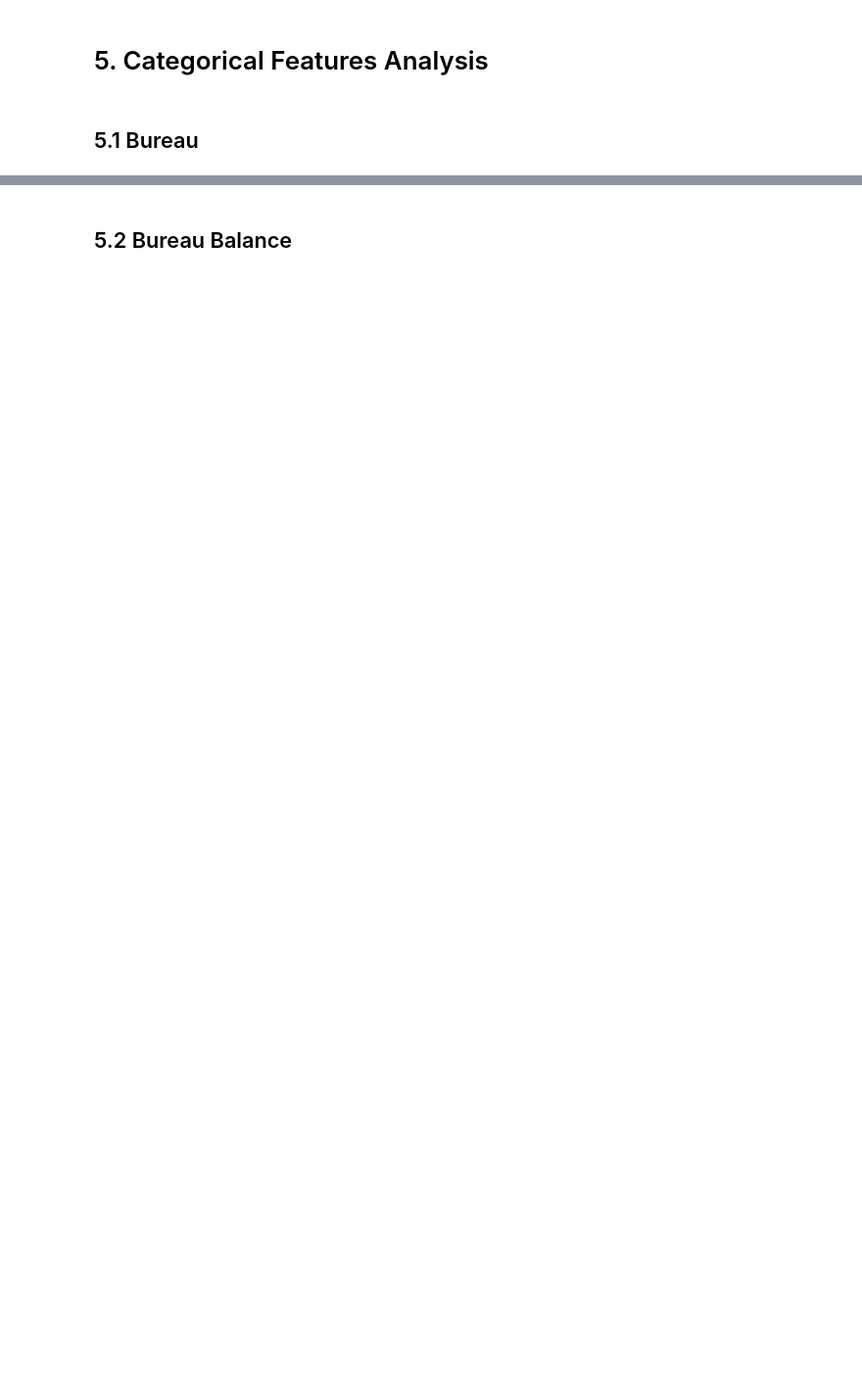
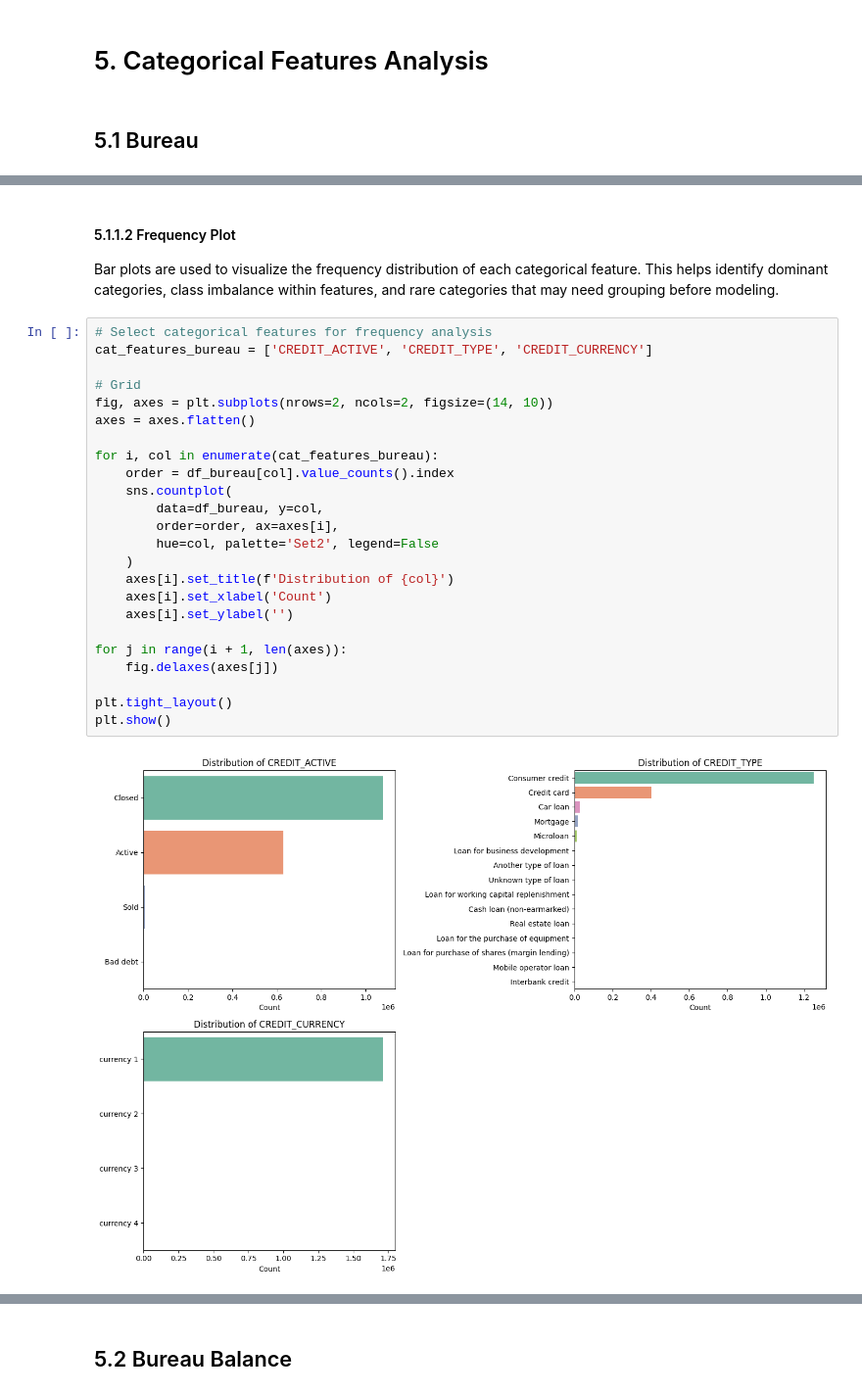
Before and after one commit to oknardo/Home_Credit_Scorecard_Model, a Jupyter notebook: EDA_bureau_and_bureau_balance.ipynb, the cells around one changed output, grey strips where cells are left out. Shown at 98% size. Drawn from its saved outputs; the diff is of its cells as text; blank space fills up the shorter version.

```diff
--- a/EDA_bureau_and_bureau_balance.ipynb
+++ b/EDA_bureau_and_bureau_balance.ipynb
@@ -595,0 +694,32 @@ plt.show()
+# %% [markdown]
+#### 5.1.1.2 Frequency Plot
+
+Bar plots are used to visualize the frequency distribution of each categorical feature.
+This helps identify dominant categories, class imbalance within features,
+and rare categories that may need grouping before modeling.
+# %%
+# Select categorical features for frequency analysis
+cat_features_bureau = ['CREDIT_ACTIVE', 'CREDIT_TYPE', 'CREDIT_CURRENCY']
+
+# Grid
+fig, axes = plt.subplots(nrows=2, ncols=2, figsize=(14, 10))
+axes = axes.flatten()
+
+for i, col in enumerate(cat_features_bureau):
+    order = df_bureau[col].value_counts().index
+    sns.countplot(
+        data=df_bureau, y=col,
+        order=order, ax=axes[i],
+        hue=col, palette='Set2', legend=False
+    )
+    axes[i].set_title(f'Distribution of {col}')
+    axes[i].set_xlabel('Count')
+    axes[i].set_ylabel('')
+
+for j in range(i + 1, len(axes)):
+    fig.delaxes(axes[j])
+
+plt.tight_layout()
+plt.show()
+# %% [output]
+[figure, added]
```
Also changed, not shown: parts of 31 cells of this notebook.
